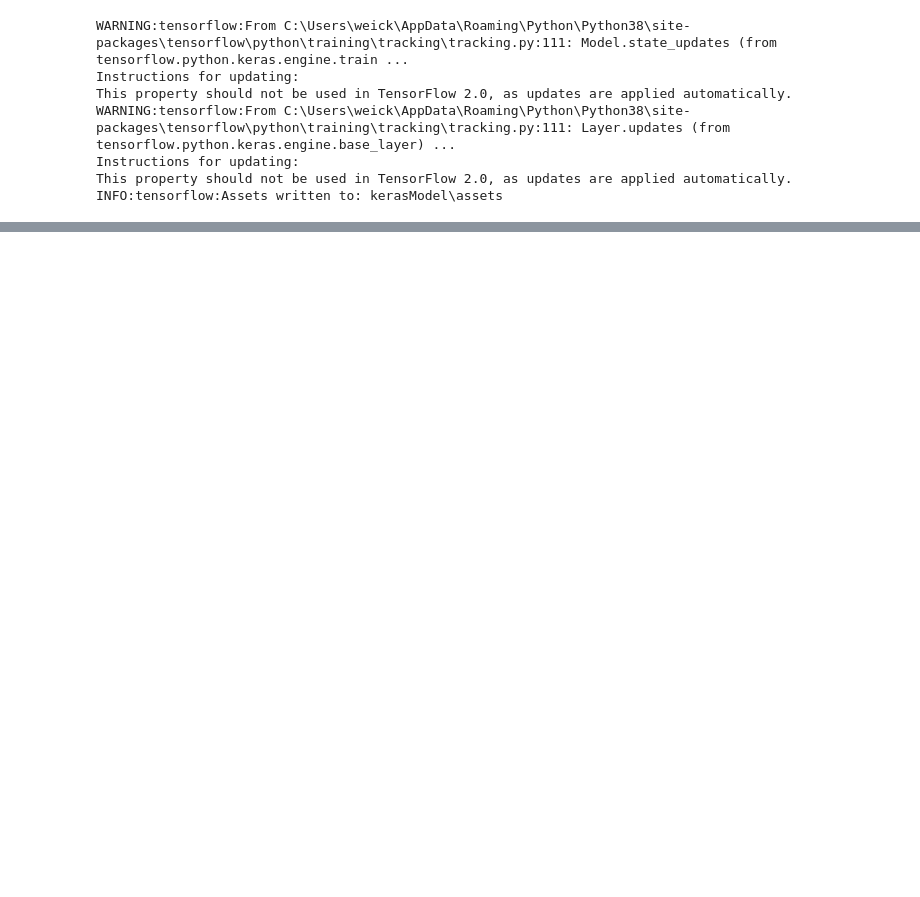
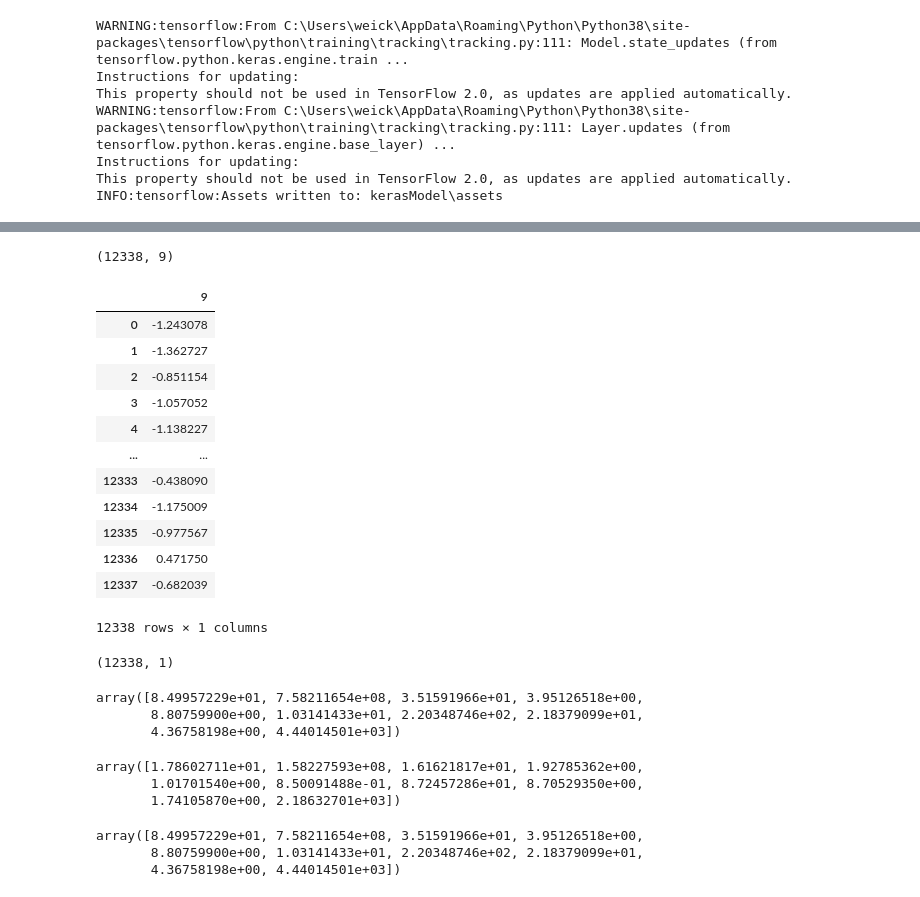
Before and after one commit to mschwrdtnr/AI-at-SSOP, a Jupyter notebook: Keras-For-Training/Spielwiese.ipynb, the cells around one changed output, grey strips where cells are left out. Saved outputs shown, nothing was run; the diff lists cells and outputs as text; code cells hidden in the pictures; blank space fills up the shorter version.

```diff
--- a/Keras-For-Training/Spielwiese.ipynb
+++ b/Keras-For-Training/Spielwiese.ipynb
@@ -383,0 +412,42 @@ print(mean, std)
+# %%
+x_train.shape
+# %% [output]
+(12338, 9)
+# %%
+y_train
+# %% [output]
+|  | 9 |
+| 0 | -1.243078 |
+| 1 | -1.362727 |
+| 2 | -0.851154 |
+| 3 | -1.057052 |
+| 4 | -1.138227 |
+| ... | ... |
+| 12333 | -0.438090 |
+| 12334 | -1.175009 |
+| 12335 | -0.977567 |
+| 12336 | 0.471750 |
+| 12337 | -0.682039 |
+12338 rows × 1 columns
+# %%
+y_train.shape
+# %% [output]
+(12338, 1)
+# %%
+mean
+# %% [output]
+array([8.49957229e+01, 7.58211654e+08, 3.51591966e+01, 3.95126518e+00,
+       8.80759900e+00, 1.03141433e+01, 2.20348746e+02, 2.18379099e+01,
+       4.36758198e+00, 4.44014501e+03])
+# %%
+std
+# %% [output]
+array([1.78602711e+01, 1.58227593e+08, 1.61621817e+01, 1.92785362e+00,
+       1.01701540e+00, 8.50091488e-01, 8.72457286e+01, 8.70529350e+00,
+       1.74105870e+00, 2.18632701e+03])
+# %%
+train[titles].values.mean(axis=0)
+# %% [output]
+array([8.49957229e+01, 7.58211654e+08, 3.51591966e+01, 3.95126518e+00,
+       8.80759900e+00, 1.03141433e+01, 2.20348746e+02, 2.18379099e+01,
+       4.36758198e+00, 4.44014501e+03])
```
Also changed, not shown: parts of 18 cells of this notebook.
